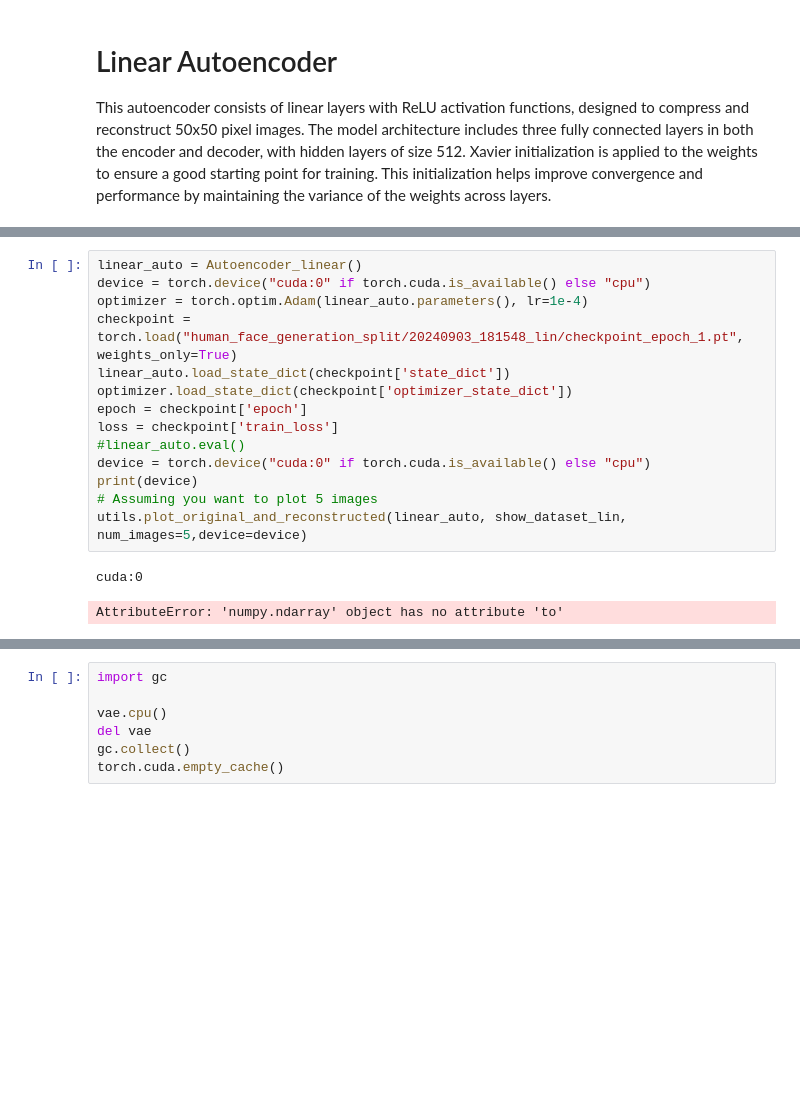
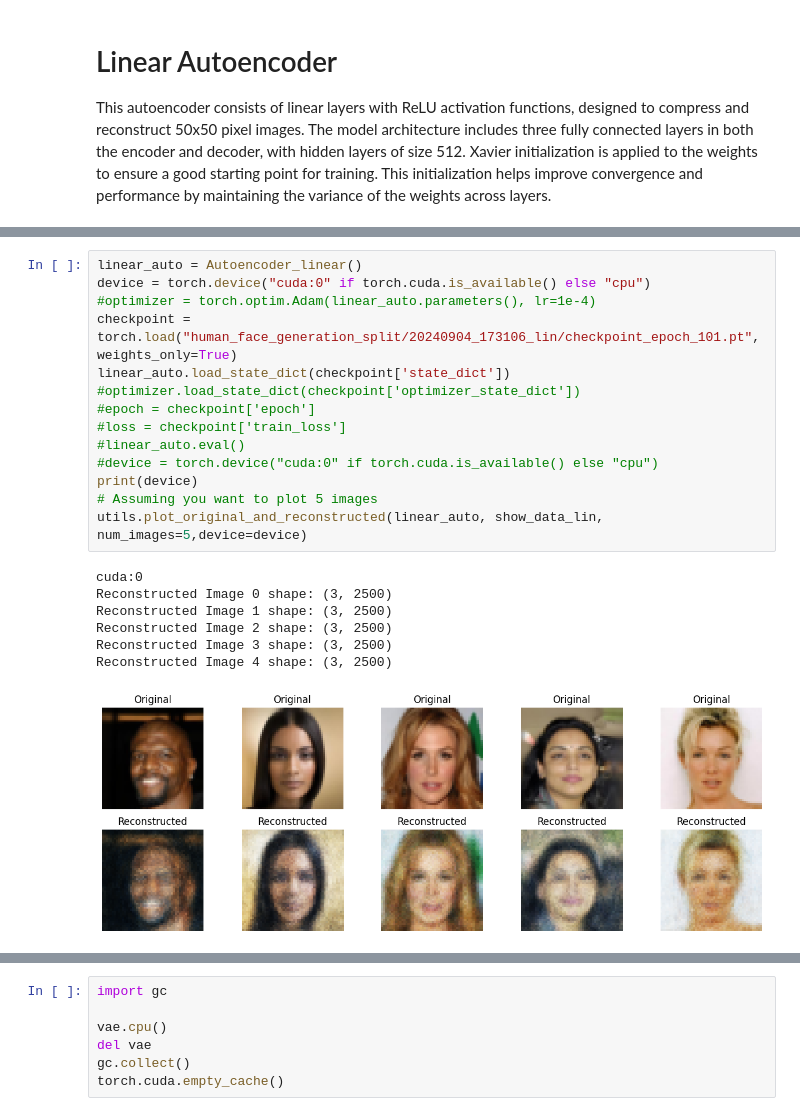
Before and after one commit to OmarFaig/VAE_vs_GAN, a Jupyter notebook: main.ipynb, the cells around one changed output, grey strips where cells are left out. Cells and saved outputs as stored; diff of their text form; blank space fills up the shorter version.

```diff
--- a/main.ipynb
+++ b/main.ipynb
@@ -171,20 +183,25 @@ KeyboardInterrupt:
 # %%
 linear_auto = Autoencoder_linear()
 device = torch.device("cuda:0" if torch.cuda.is_available() else "cpu")
-optimizer = torch.optim.Adam(linear_auto.parameters(), lr=1e-4)
-checkpoint = torch.load("human_face_generation_split/20240903_181548_lin/checkpoint_epoch_1.pt", weights_only=True)
+#optimizer = torch.optim.Adam(linear_auto.parameters(), lr=1e-4)
+checkpoint = torch.load("human_face_generation_split/20240904_173106_lin/checkpoint_epoch_101.pt", weights_only=True)
 linear_auto.load_state_dict(checkpoint['state_dict'])
-optimizer.load_state_dict(checkpoint['optimizer_state_dict'])
-epoch = checkpoint['epoch']
-loss = checkpoint['train_loss']
+#optimizer.load_state_dict(checkpoint['optimizer_state_dict'])
+#epoch = checkpoint['epoch']
+#loss = checkpoint['train_loss']
 #linear_auto.eval()
-device = torch.device("cuda:0" if torch.cuda.is_available() else "cpu")
+#device = torch.device("cuda:0" if torch.cuda.is_available() else "cpu")
 print(device)
 # Assuming you want to plot 5 images
-utils.plot_original_and_reconstructed(linear_auto, show_dataset_lin, num_images=5,device=device)
+utils.plot_original_and_reconstructed(linear_auto, show_data_lin, num_images=5,device=device)
 # %% [output]
 cuda:0
+Reconstructed Image 0 shape: (3, 2500)
+Reconstructed Image 1 shape: (3, 2500)
+Reconstructed Image 2 shape: (3, 2500)
+Reconstructed Image 3 shape: (3, 2500)
+Reconstructed Image 4 shape: (3, 2500)
-AttributeError: 'numpy.ndarray' object has no attribute 'to'
+[figure, added]
 # %%
 class Autoencoder_conv(nn.Module):
     def __init__(self):
```
Also changed, not shown: parts of 10 cells of this notebook, 1 other file.
